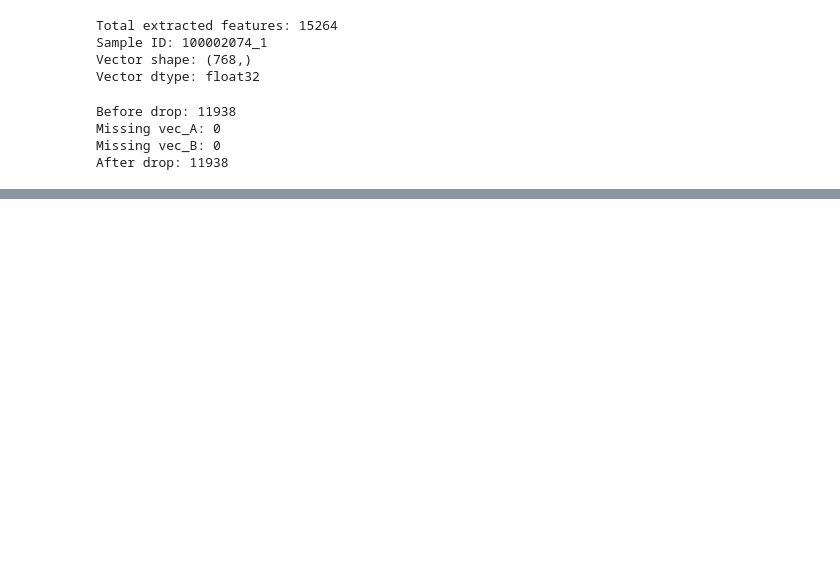
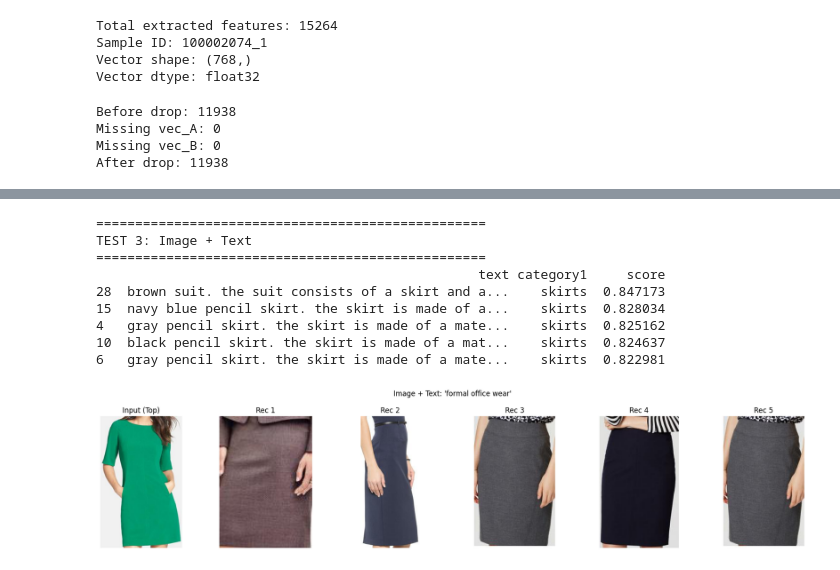
Before and after one commit to ramya0128/ML-PROJECT, a Jupyter notebook: fashon_new.ipynb, the cells around one changed output, grey strips where cells are left out. Cells and saved outputs as stored; diff of their text form; code cells hidden in the pictures; blank space fills up the shorter version.

```diff
--- a/fashon_new.ipynb
+++ b/fashon_new.ipynb
@@ -464,0 +896,35 @@ Best val loss: 0.2354
+# %%
+# Test 3 — Image + Text
+print("="*50)
+print("TEST 3: Image + Text")
+print("="*50)
+
+rec_imgs, rec_meta = recommend_from_image_and_text(
+    test_image,
+    text="formal office wear",
+    garment_type="top"
+)
+print(rec_meta[["text", "category1", "score"]])
+
+fig, axes = plt.subplots(1, 6, figsize=(18, 4))
+axes[0].imshow(test_image)
+axes[0].set_title("Input (Top)")
+axes[0].axis("off")
+for i, img in enumerate(rec_imgs):
+    axes[i+1].imshow(img)
+    axes[i+1].set_title(f"Rec {i+1}")
+    axes[i+1].axis("off")
+plt.suptitle("Image + Text: 'formal office wear'")
+plt.tight_layout()
+plt.show()
+# %% [output]
+==================================================
+TEST 3: Image + Text
+==================================================
+                                                 text category1     score
+28  brown suit. the suit consists of a skirt and a...    skirts  0.847173
+15  navy blue pencil skirt. the skirt is made of a...    skirts  0.828034
+4   gray pencil skirt. the skirt is made of a mate...    skirts  0.825162
+10  black pencil skirt. the skirt is made of a mat...    skirts  0.824637
+6   gray pencil skirt. the skirt is made of a mate...    skirts  0.822981
+[figure, added]
```
Also changed, not shown: parts of 23 cells of this notebook.
